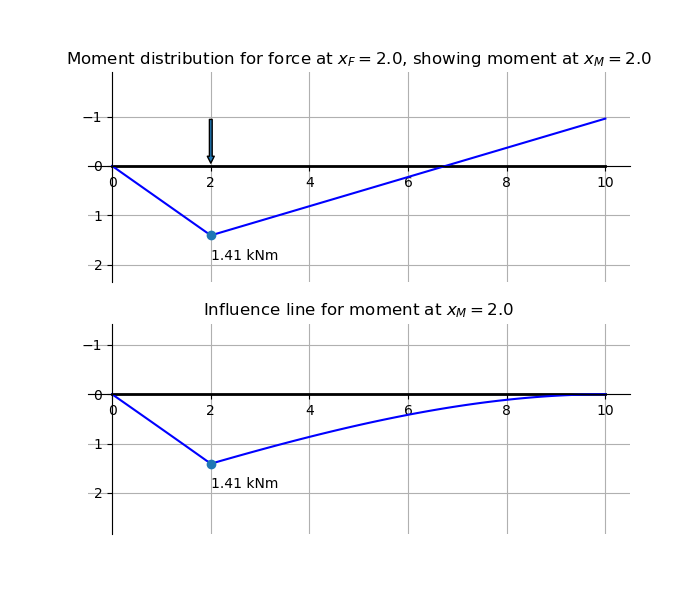
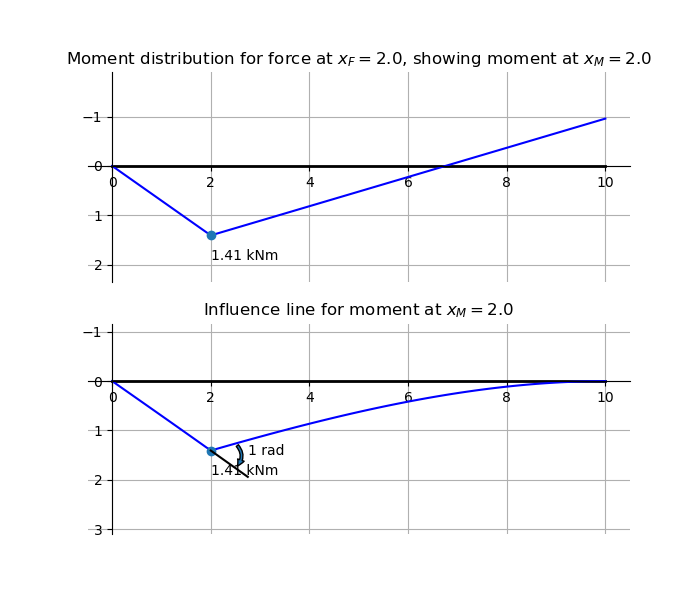
Unified diff of the notebook cell whose output changed from the first chart to the second:
--- before
+++ after
@@ -1,3 +1,5 @@
+%matplotlib widget
 fig, axs = plt.subplots(2, 1, figsize=(7, 6))
+fig.canvas.toolbar_visible = False
 x = np.linspace(0,10,100)
 def func(a,b):
@@ -10,5 +12,4 @@
     axs[0].plot(a,M_numpy(10,b,5000,a),marker='o')
     axs[0].annotate('%.2f kNm' % M_numpy(10,b,5000,a),xy = [a,M_numpy(10,b,5000,a)+0.5])
-    axs[0].annotate(text='', xy=(b,0), xytext=(b,-1), arrowprops=dict(arrowstyle='simple'))
     axs[0].invert_yaxis()
     title0 = 'Moment distribution for force at $x_F = '+str(b)+'$, showing moment at $x_M = '+str(a)+'$'
@@ -19,4 +20,12 @@
     axs[1].plot(x,M_inf_numpy(10,a,5000,x),color='blue')
     axs[1].plot(b,M_inf_numpy(10,a,5000,b),marker='o')
+    hulp0 = M_inf_numpy(L1=10,a=a,EI=5000,x=a)
+    hulp1 = M_inf_numpy(L1=10,a=a,EI=5000,x=a) + (M_inf_numpy(L1=10,a=a,EI=5000,x=a) - M_inf_numpy(L1=10,a=a,EI=5000,x=a-0.1))/0.1*0.75
+    plt.plot([a, a + 0.75],[hulp0, hulp1],color="black")
+    hulp2 = M_inf_numpy(L1=10,a=a,EI=5000,x=a) + (M_inf_numpy(L1=10,a=a,EI=5000,x=a) - M_inf_numpy(L1=10,a=a,EI=5000,x=a-0.1))/0.1*0.5
+    hulp3 = M_inf_numpy(L1=10,a=a,EI=5000,x=a+0.5)
+    axs[1].annotate(text='', xy=(a+0.5,hulp2), xytext=(a+0.5,hulp3), arrowprops=dict(arrowstyle='simple',connectionstyle='arc3,rad=-0.5'))
+    axs[1].annotate('1 rad',xy = [a+0.75,hulp0],va='center',ha='left')
+
     axs[1].annotate('%.2f kNm' % M_inf_numpy(10,a,5000,b),xy = [b,M_inf_numpy(10,a,5000,b)+0.5])
     axs[1].invert_yaxis()

Commit: Update